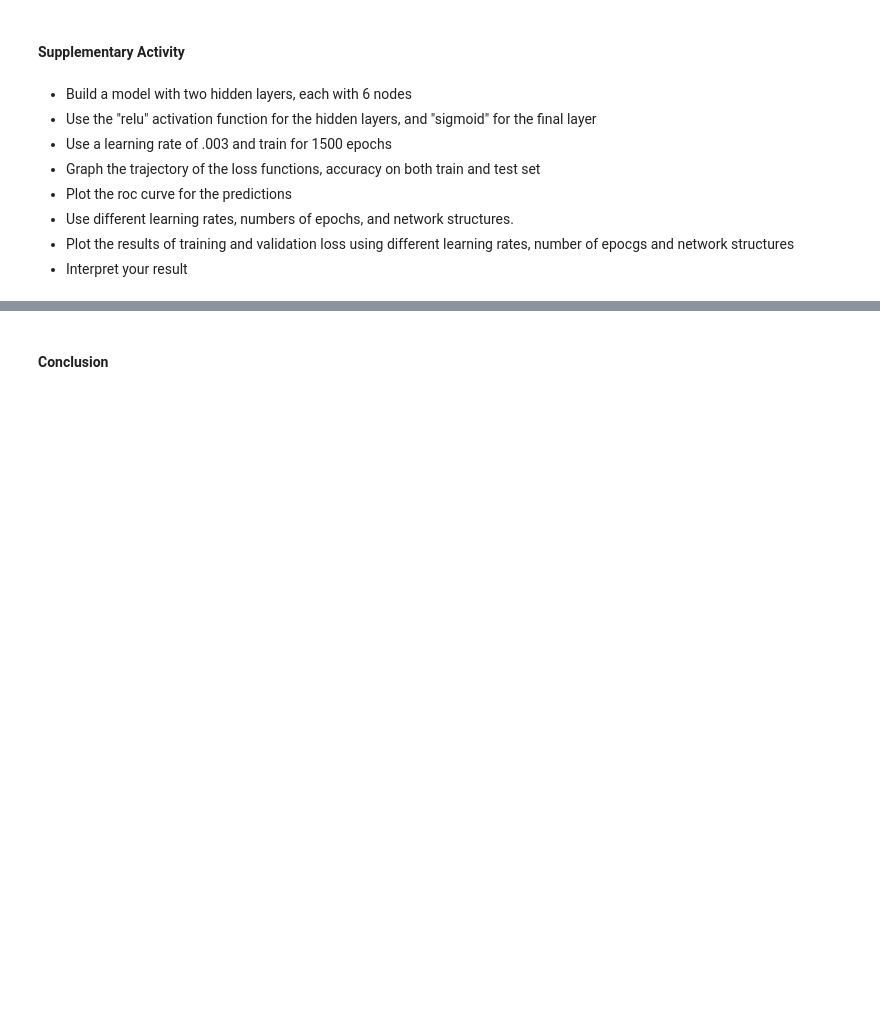
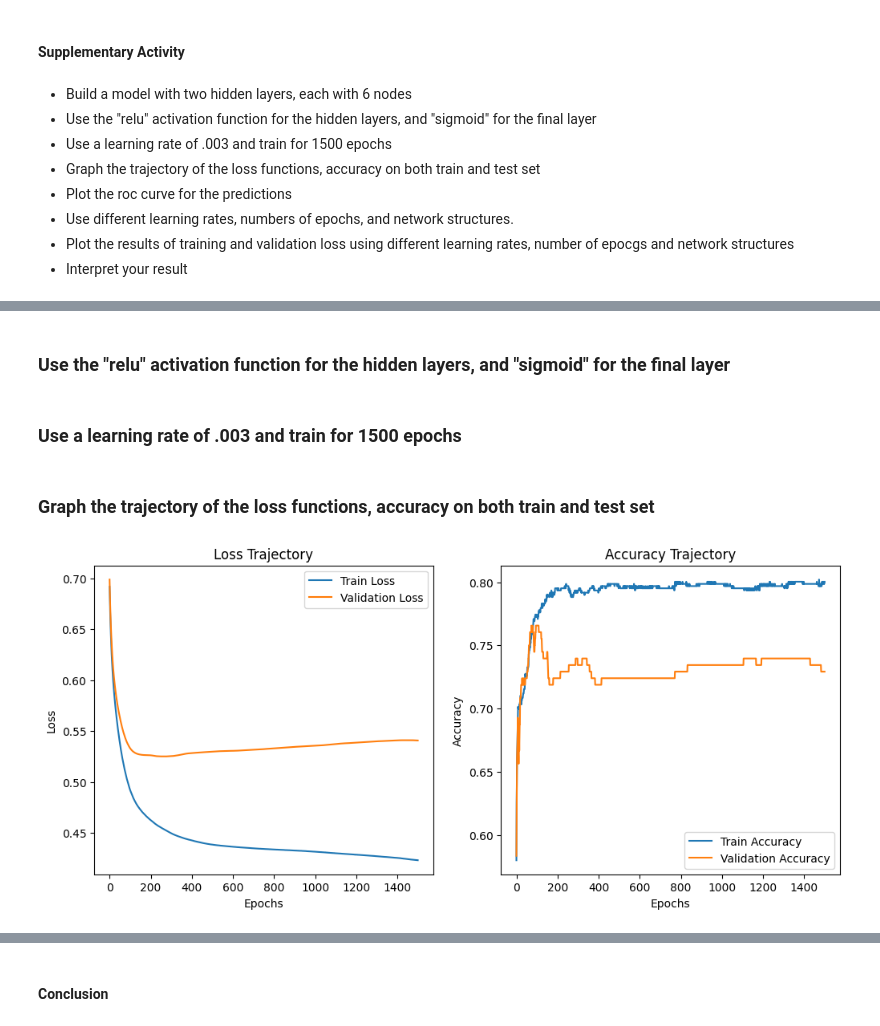
Before and after one commit to 3R3NY34G3R/CPE313---Advanced-Machine-Learning-and-Deep-Learning, a Jupyter notebook: Hands-on Activity 1.2 - Training Neural Networks.ipynb, the cells around one changed output, grey strips where cells are left out. Drawn from its saved outputs; the diff is of its cells as text; code cells hidden in the pictures; blank space fills up the shorter version.

```diff
--- a/Hands-on Activity 1.2 - Training Neural Networks.ipynb
+++ b/Hands-on Activity 1.2 - Training Neural Networks.ipynb
@@ -201,0 +296,2 @@ What is your interpretation about the result of the train and validation loss?
+# %% [markdown]
+### Use the "relu" activation function for the hidden layers, and "sigmoid" for the final layer
@@ -201,0 +308,42 @@ What is your interpretation about the result of the train and validation loss?
+# %% [markdown]
+### Use a learning rate of .003 and train for 1500 epochs
+# %%
+model.compile(
+    optimizer=SGD(learning_rate=0.003),
+    loss="binary_crossentropy",
+    metrics=["accuracy"]
+)
+
+run_hist = model.fit(
+    X_train_norm, y_train,
+    validation_data=(X_test_norm, y_test),
+    epochs=1500,
+    verbose=0
+)
+# %% [markdown]
+### Graph the trajectory of the loss functions, accuracy on both train and test set
+# %%
+import matplotlib.pyplot as plt
+
+# Plot training vs validation loss
+plt.figure(figsize=(12,5))
+plt.subplot(1,2,1)
+plt.plot(run_hist.history['loss'], label='Train Loss')
+plt.plot(run_hist.history['val_loss'], label='Validation Loss')
+plt.xlabel('Epochs')
+plt.ylabel('Loss')
+plt.legend()
+plt.title('Loss Trajectory')
+
+# Plot training vs validation accuracy
+plt.subplot(1,2,2)
+plt.plot(run_hist.history['accuracy'], label='Train Accuracy')
+plt.plot(run_hist.history['val_accuracy'], label='Validation Accuracy')
+plt.xlabel('Epochs')
+plt.ylabel('Accuracy')
+plt.legend()
+plt.title('Accuracy Trajectory')
+
+plt.show()
+# %% [output]
+[figure, added]
```
Also changed, not shown: parts of 20 cells of this notebook, 1 other file.
